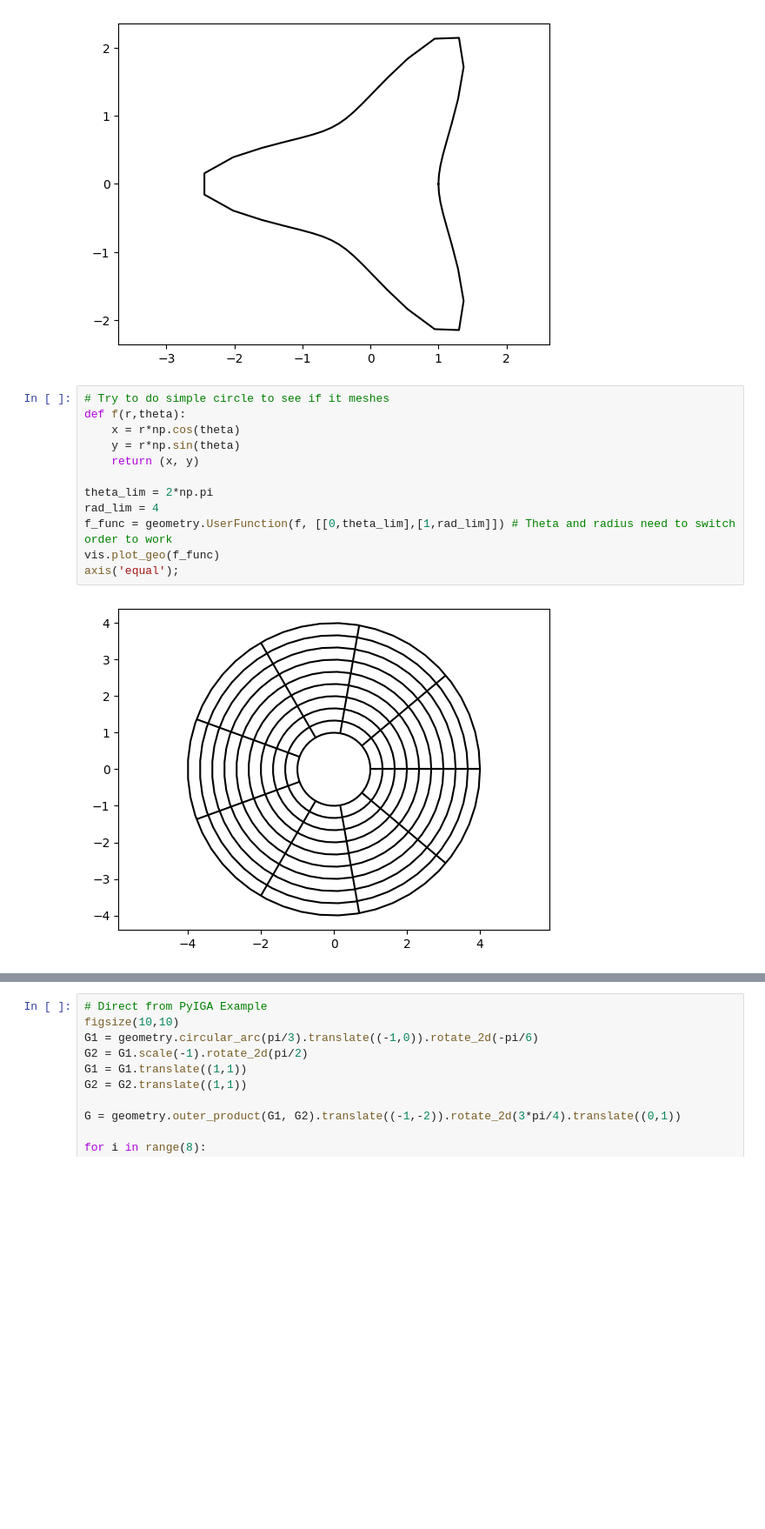
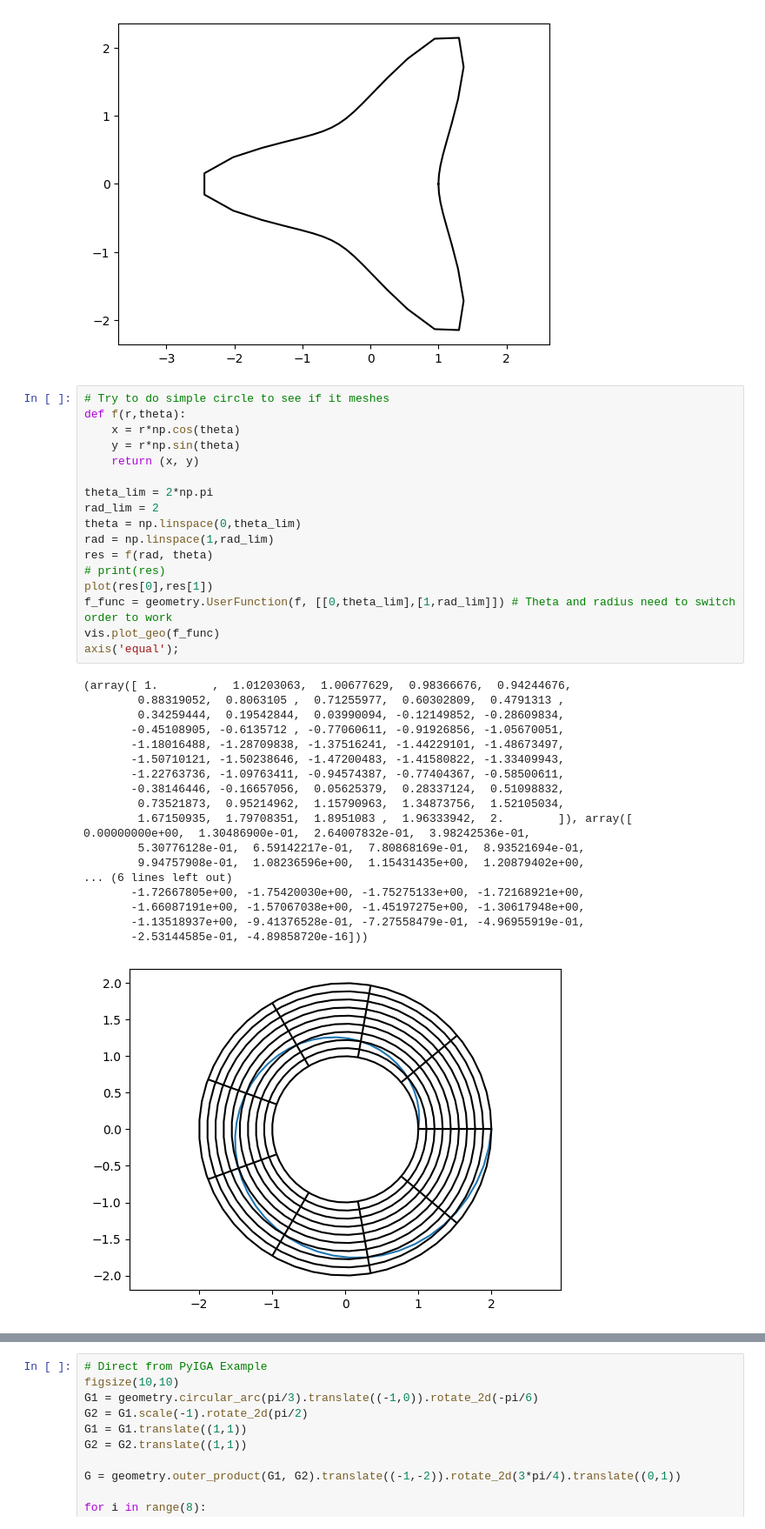
Before and after one commit to kevin866/pyiga, a Jupyter notebook: notebooks/PyIGA Dataset Experiments.ipynb, the cells around one changed output, grey strips where cells are left out. Shown at 87% size. Drawn from its saved outputs; the diff is of its cells as text; blank space fills up the shorter version.

```diff
--- a/notebooks/PyIGA Dataset Experiments.ipynb
+++ b/notebooks/PyIGA Dataset Experiments.ipynb
@@ -44,14 +46,36 @@ axis('equal');
 # %%
 # Try to do simple circle to see if it meshes
 def f(r,theta):
     x = r*np.cos(theta)
     y = r*np.sin(theta)
     return (x, y)
 
 theta_lim = 2*np.pi
-rad_lim = 4
+rad_lim = 2
+theta = np.linspace(0,theta_lim)
+rad = np.linspace(1,rad_lim)
+res = f(rad, theta)
+# print(res)
+plot(res[0],res[1])
 f_func = geometry.UserFunction(f, [[0,theta_lim],[1,rad_lim]]) # Theta and radius need to switch order to work
 vis.plot_geo(f_func)
 axis('equal');
 # %% [output]
+(array([ 1.        ,  1.01203063,  1.00677629,  0.98366676,  0.94244676,
+        0.88319052,  0.8063105 ,  0.71255977,  0.60302809,  0.4791313 ,
+        0.34259444,  0.19542844,  0.03990094, -0.12149852, -0.28609834,
+       -0.45108905, -0.6135712 , -0.77060611, -0.91926856, -1.05670051,
+       -1.18016488, -1.28709838, -1.37516241, -1.44229101, -1.48673497,
+       -1.50710121, -1.50238646, -1.47200483, -1.41580822, -1.33409943,
+       -1.22763736, -1.09763411, -0.94574387, -0.77404367, -0.58500611,
+       -0.38146446, -0.16657056,  0.05625379,  0.28337124,  0.51098832,
+        0.73521873,  0.95214962,  1.15790963,  1.34873756,  1.52105034,
+        1.67150935,  1.79708351,  1.8951083 ,  1.96333942,  2.        ]), array([ 0.00000000e+00,  1.30486900e-01,  2.64007832e-01,  3.98242536e-01,
+        5.30776128e-01,  6.59142217e-01,  7.80868169e-01,  8.93521694e-01,
+        9.94757908e-01,  1.08236596e+00,  1.15431435e+00,  1.20879402e+00,
+... (6 lines left out)
+       -1.72667805e+00, -1.75420030e+00, -1.75275133e+00, -1.72168921e+00,
+       -1.66087191e+00, -1.57067038e+00, -1.45197275e+00, -1.30617948e+00,
+       -1.13518937e+00, -9.41376528e-01, -7.27558479e-01, -4.96955919e-01,
+       -2.53144585e-01, -4.89858720e-16]))
-[figure, old version]
+[figure, new version]
```
Also changed, not shown: parts of 3 cells of this notebook, 6 other files.
